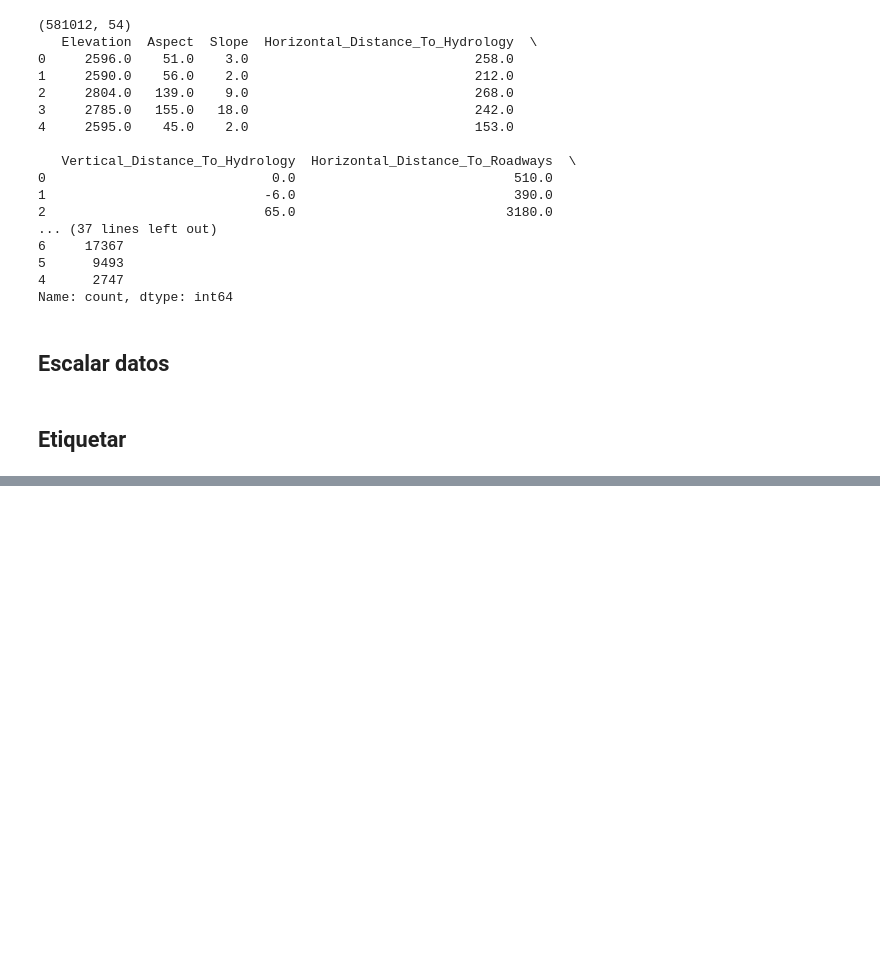
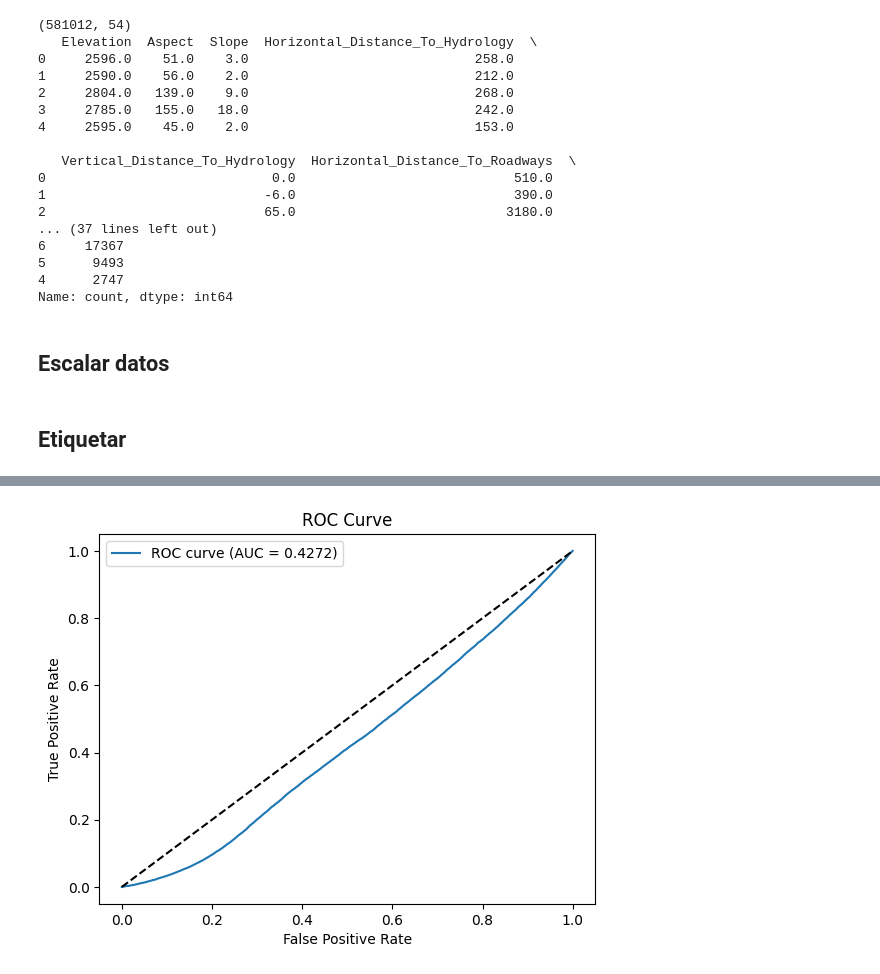
Before and after one commit to Maria-Villafuerte/Labs_Data_Science, a Jupyter notebook: Lab_8/covtype.ipynb, the cells around one changed output, grey strips where cells are left out. Drawn from its saved outputs; the diff is of its cells as text; code cells hidden in the pictures; blank space fills up the shorter version.

```diff
--- a/Lab_8/covtype.ipynb
+++ b/Lab_8/covtype.ipynb
@@ -61,0 +182,13 @@ Name: count, dtype: int64
+# %%
+fpr, tpr, _ = roc_curve(y_test, reconstruction_errors)
+roc_auc = roc_auc_score(y_test, reconstruction_errors)
+
+plt.plot(fpr, tpr, label=f"ROC curve (AUC = {roc_auc:.4f})")
+plt.plot([0, 1], [0, 1], "k--")
+plt.xlabel("False Positive Rate")
+plt.ylabel("True Positive Rate")
+plt.title("ROC Curve")
+plt.legend()
+plt.show()
+# %% [output]
+[figure, added]
```
Also changed, not shown: parts of 13 cells of this notebook.
